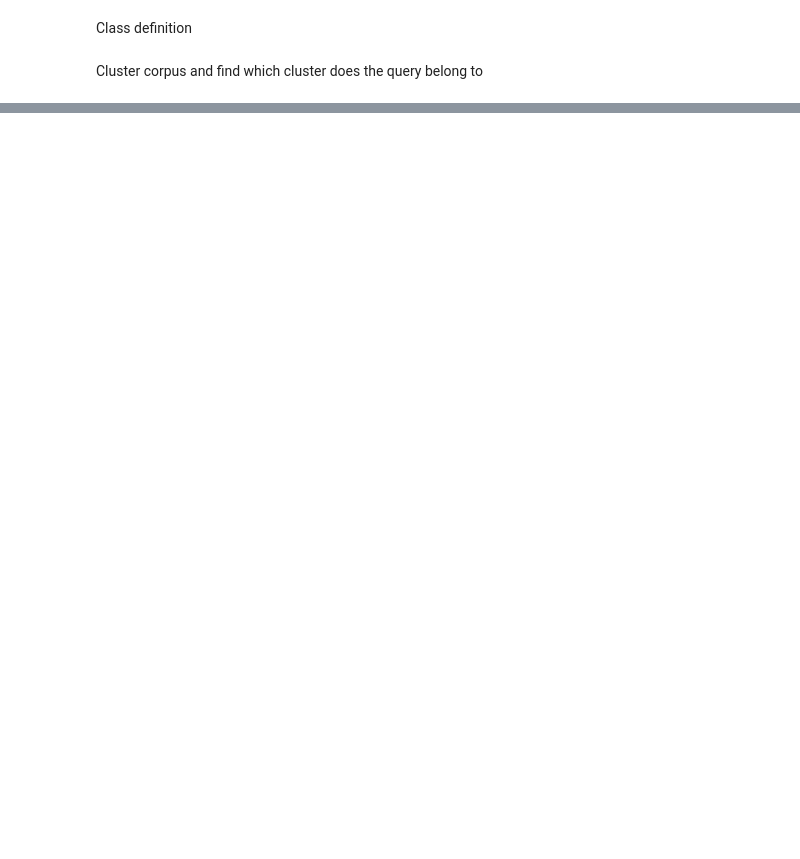
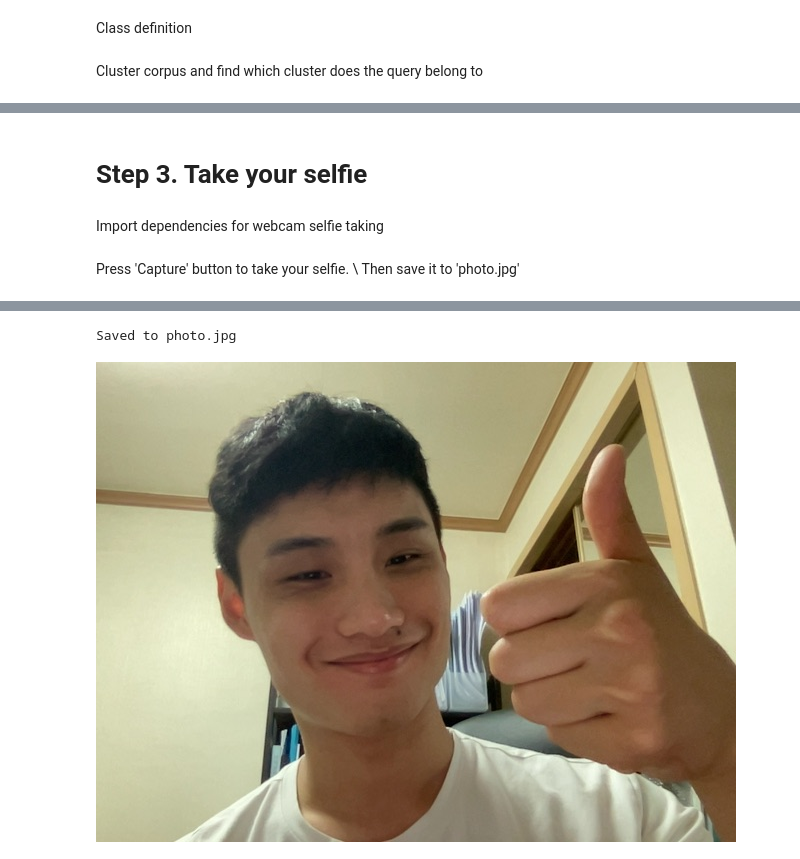
Before and after one commit to goldenhazard/FakeZoom, a Jupyter notebook: FakeZoom.ipynb, the cells around one changed output, grey strips where cells are left out. Cells and saved outputs as stored; diff of their text form; code cells hidden in the pictures; blank space fills up the shorter version.

Commit message:
selfie capture updated

```diff
--- a/FakeZoom.ipynb
+++ b/FakeZoom.ipynb
@@ -156,0 +173,4 @@ print("Query text is in cluster number",cluster_number)
+# %% [markdown]
+# Step 3. Take your selfie
+# %% [markdown]
+Import dependencies for webcam selfie taking
@@ -156,0 +220,18 @@ print("Query text is in cluster number",cluster_number)
+# %% [markdown]
+Press 'Capture' button to take your selfie. \\
+Then save it to 'photo.jpg'
+# %%
+from IPython.display import Image
+try:
+  filename = take_photo()
+  print('Saved to {}'.format(filename))
+
+  # Show the image which was just taken.
+  display(Image(filename))
+except Exception as err:
+  # Errors will be thrown if the user does not have a webcam or if they do not
+  # grant the page permission to access it.
+  print(str(err))
+
+# save the captured image to 'photo.jpg'
+# %% [output]
@@ -156,0 +239,2 @@ print("Query text is in cluster number",cluster_number)
+Saved to photo.jpg
+[figure, added]
```
Also changed, not shown: parts of 7 cells of this notebook.
